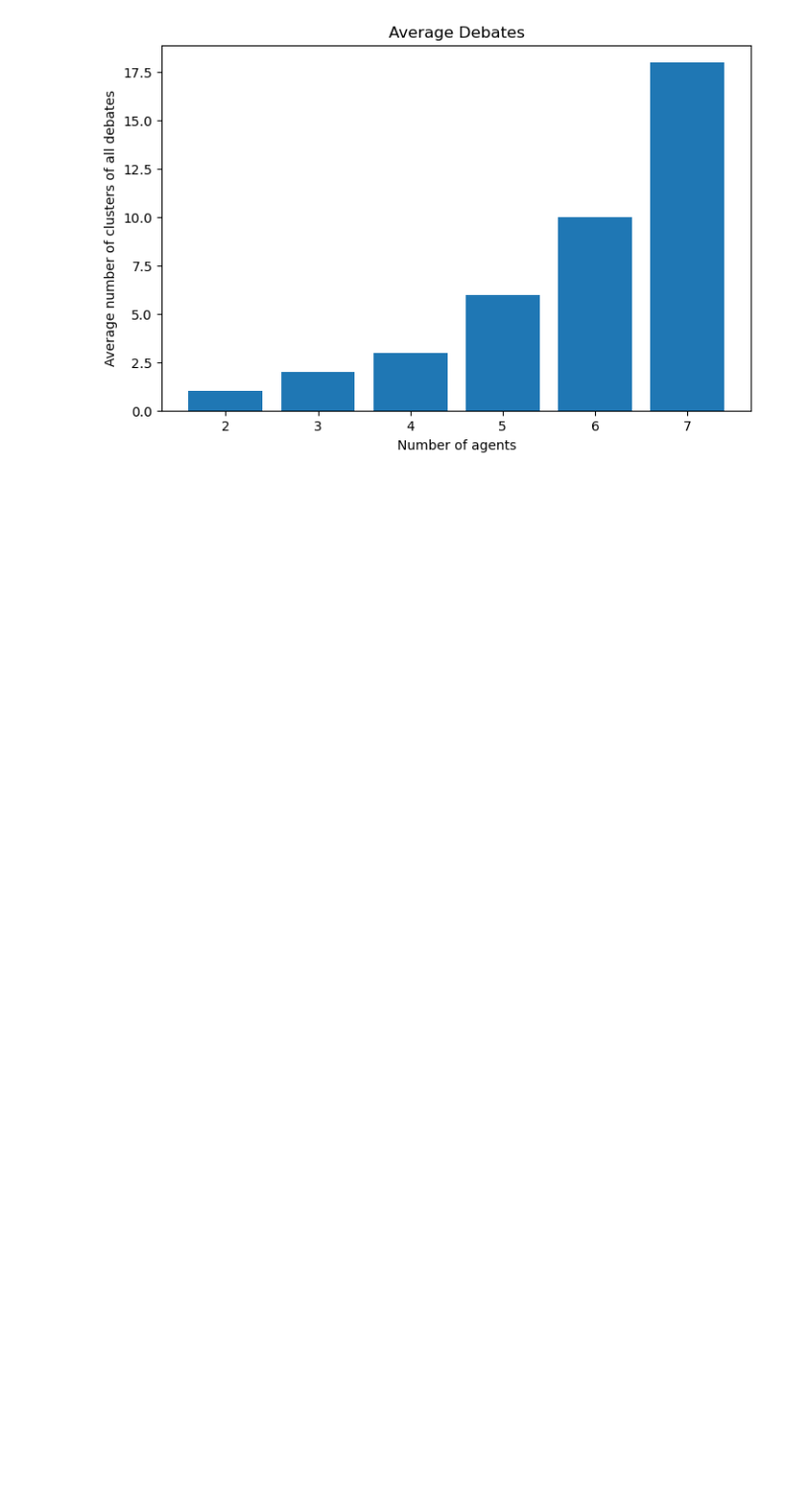
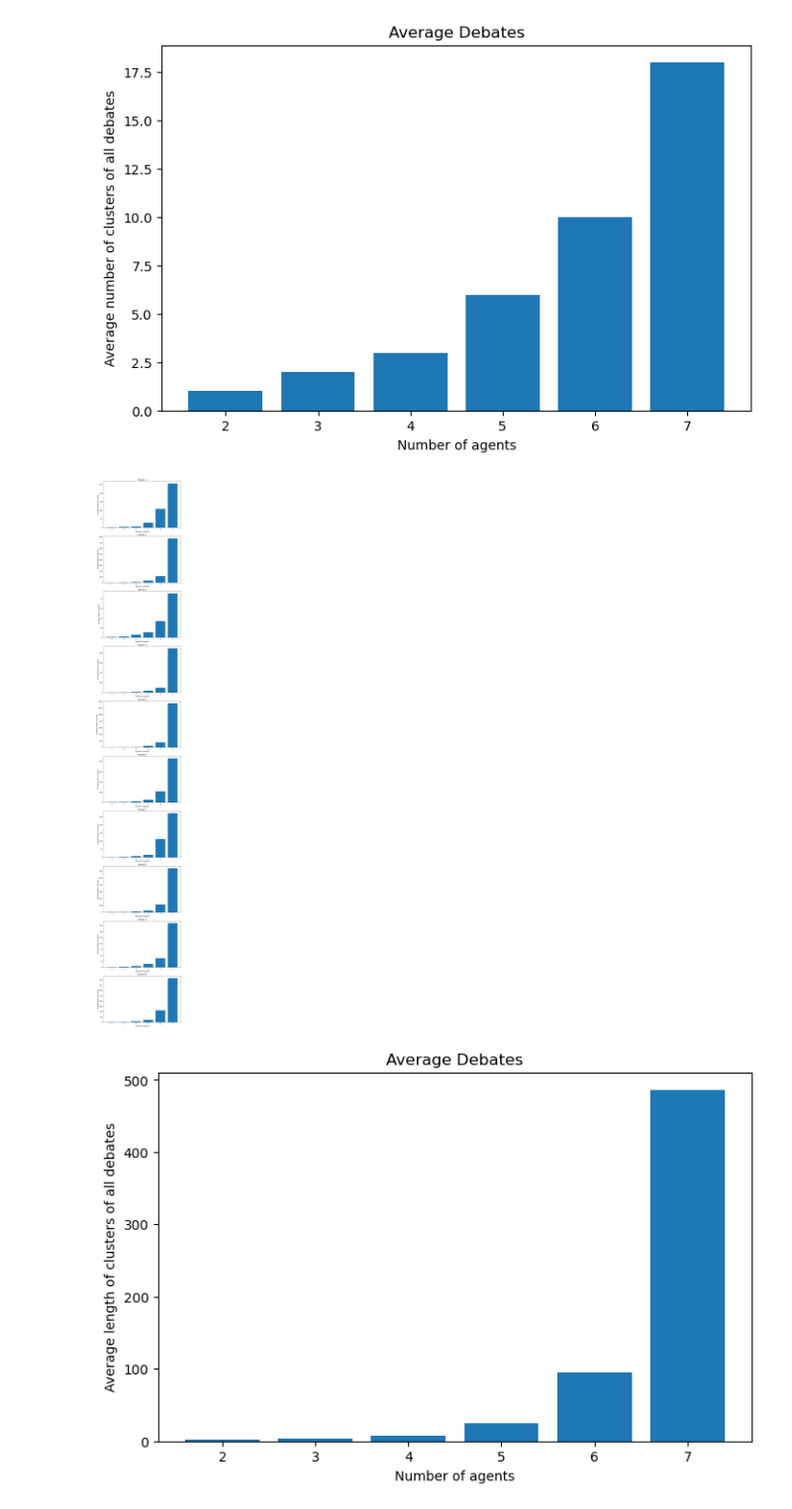
Before and after one commit to Nestallum/Argumentation_TER, a Jupyter notebook: stats_and_analysis.ipynb, the cells around one changed output. Shown: that part at 99% size. Saved outputs shown, nothing was run; the diff lists cells and outputs as text; code cells hidden in the pictures; blank space fills up the shorter version.

Commit message:
stats sur la taile de cluster en fonction du nombre d'agents

```diff
--- a/stats_and_analysis.ipynb
+++ b/stats_and_analysis.ipynb
@@ -473,0 +471,8 @@ print(cluster_counts_list)
+# %%
+
+for i in range(len(cluster_length_list)):
+    for key in cluster_length_list[i].keys():
+        # Average length of clusters
+        cluster_length_list[i][key] = round(cluster_length_list[i][key] / cluster_counts_list[i][key])
+        # Average number of clusters
+        cluster_counts_list[i][key] = round(cluster_counts_list[i][key] / 20)
@@ -506,3 +520,40 @@ plt.show()
 # %% [output]
 [figure]
 [figure]
+# %%
+# Length of cluster / Number of agents
+
+import matplotlib.pyplot as plt
+
+number_of_agents = list(cluster_length_list[0].keys())
+cluster_values = [list(d.values()) for d in cluster_length_list]
+
+fig, axes = plt.subplots(nrows=len(cluster_values), ncols=1, figsize=(8, 5*len(cluster_values)))
+
+for i, ax in enumerate(axes):
+    ax.bar(range(len(cluster_values[i])), cluster_values[i], tick_label=[n for n in number_of_agents])
+    ax.set_xlabel("Number of agents")
+    ax.set_ylabel("Average length of clusters")
+    ax.set_title(f"Debate {i+1}")
+
+plt.tight_layout()
+plt.show()
+
+avg_debate = []
+sum = 0
+for i in range(len(number_of_agents)):
+    for j in range(len(cluster_values)):
+        sum += cluster_values[j][i]
+    avg_debate.append(round(sum/len(cluster_values)))
+    sum = 0
+
+plt.figure(figsize=(8, 5))
+plt.bar(range(len(avg_debate)), [n_cluster for n_cluster in avg_debate], tick_label=[n for n in number_of_agents])
+
+plt.xlabel("Number of agents")
+plt.ylabel("Average length of clusters of all debates")
+plt.title(f"Average Debates")
+plt.show()
+# %% [output]
+[figure, added]
+[figure, added]
```
Also changed, not shown: parts of 3 cells of this notebook.
